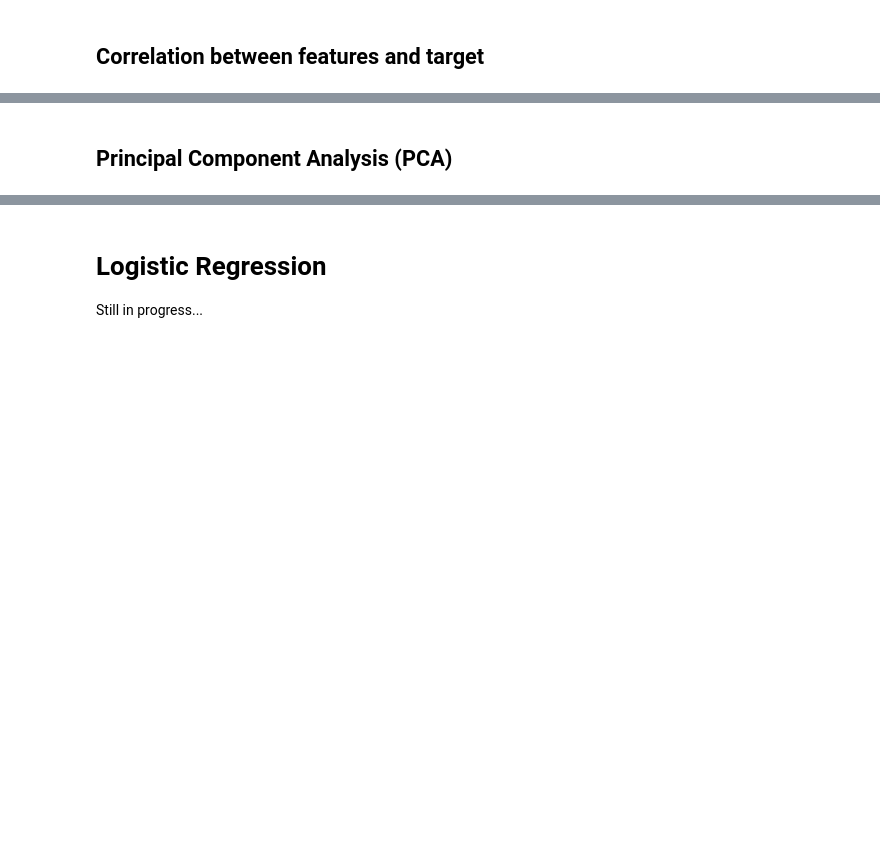
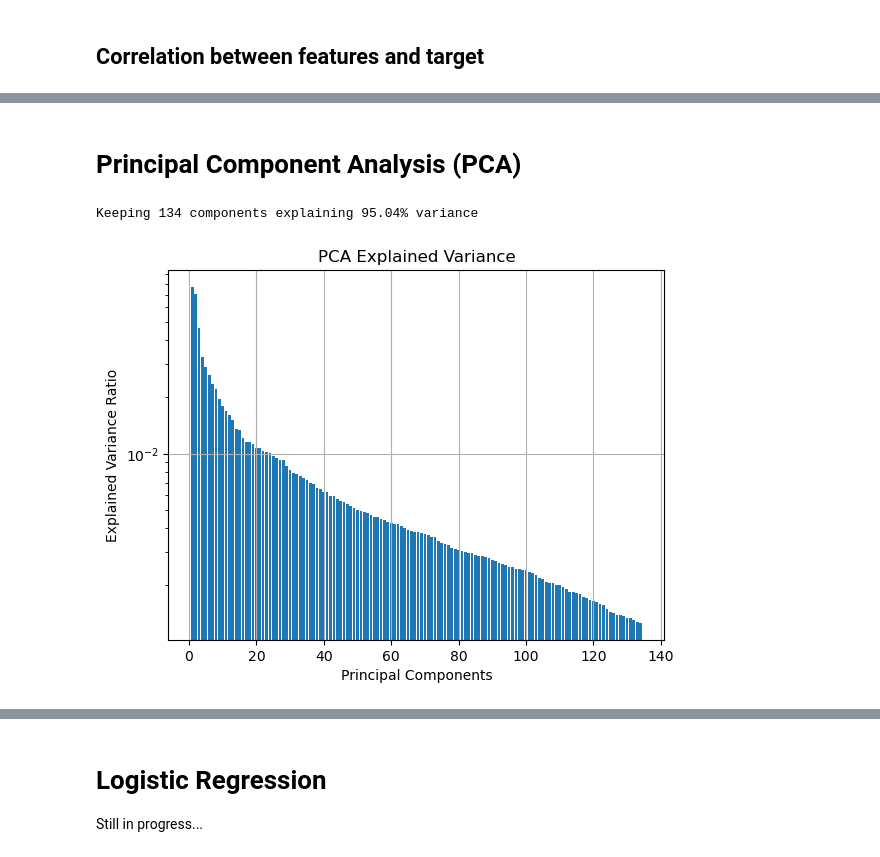
Before and after one commit to nathanmutin/MilaLyon, a Jupyter notebook: run.ipynb, the cells around one changed output, grey strips where cells are left out. Cells and saved outputs as stored; diff of their text form; code cells hidden in the pictures; blank space fills up the shorter version.

```diff
--- a/run.ipynb
+++ b/run.ipynb
@@ -205,15 +362,18 @@ print("\nExcluded features due to NaN correlation with target:", excluded_featur
 # %% [markdown]
-## Principal Component Analysis (PCA)
+# Principal Component Analysis (PCA)
 # %%
-x_train_pca, eigvecs, explained_variance = pca_reduce(x_train, variance_threshold=1-1e-6)
+x_train_pca, eigvecs, explained_variance = pca_reduce(x_train_normalized, variance_threshold=0.95)
 
 plt.bar(np.arange(1, len(explained_variance) + 1), explained_variance)
 plt.yscale('log')
 plt.xlabel('Principal Components')
 plt.ylabel('Explained Variance Ratio')
 plt.title('PCA Explained Variance')
 plt.grid()
 plt.show()
+# %% [output]
+Keeping 134 components explaining 95.04% variance
+[figure, added]
 # %%
 cumulative_variance = np.cumsum(explained_variance)
 
```
Also changed, not shown: parts of 37 cells of this notebook, 3 other files.
